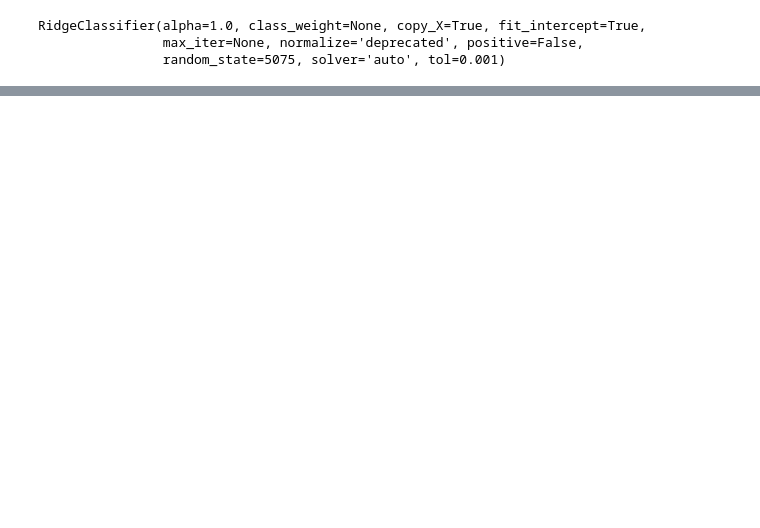
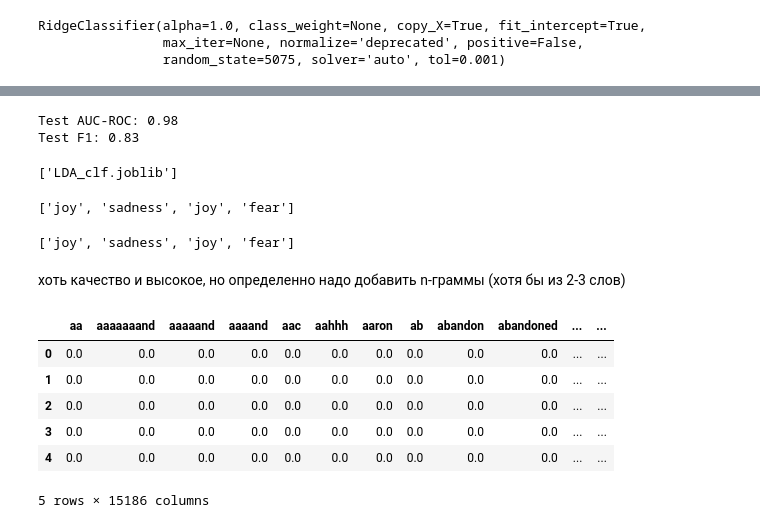
Before and after one commit to AnnettVsemPrivet/projects, a Jupyter notebook: emotion_classification/emotion_classification.ipynb, the cells around one changed output, grey strips where cells are left out. Drawn from its saved outputs; the diff is of its cells as text; code cells hidden in the pictures; blank space fills up the shorter version.

```diff
--- a/emotion_classification/emotion_classification.ipynb
+++ b/emotion_classification/emotion_classification.ipynb
@@ -177,0 +236,48 @@ plot_model(best, plot = 'confusion_matrix')
+# %%
+model = LinearDiscriminantAnalysis()
+model.fit(X_train_pca, df_train.label)
+
+print('Test AUC-ROC: %.2f\nTest F1: %.2f' %
+      (roc_auc_score(y_true=df_test.label, y_score=model.predict_proba(X_test_pca), multi_class='ovo', average='macro'),
+       f1_score(y_true=df_test.label, y_pred=model.predict(X_test_pca), average='macro')
+      ))
+# %% [output]
+Test AUC-ROC: 0.98
+Test F1: 0.83
+# %%
+dump(model, 'models/LDA_clf.joblib')
+# %% [output]
+['LDA_clf.joblib']
+# %%
+[emotions_dict[x] for x in model.predict(tsvd.transform(vect.transform(
+            np.array(['i feel quite optimistic about it',
+                      'i am hurt and lost',
+                      'what if everyone would be better without me',
+                     'im afraid of the future'])
+             )))]
+# %% [output]
+['joy', 'sadness', 'joy', 'fear']
+# %%
+clf = load('models/LDA_clf.joblib')
+
+[emotions_dict[x] for x in clf.predict(tsvd.transform(vect.transform(
+            np.array(['i feel quite optimistic about it',
+                      'i am hurt and lost',
+                      'what if everyone would be better without me',
+                     'im afraid of the future'])
+             )))]
+# %% [output]
+['joy', 'sadness', 'joy', 'fear']
+# %% [markdown]
+хоть качество и высокое, но определенно надо добавить n-граммы (хотя бы из 2-3 слов)
+# %%
+pd.DataFrame(X_train.toarray(),
+                 columns=vect.get_feature_names()).head()
+# %% [output]
+|  | aa | aaaaaaand | aaaaand | aaaand | aac | aahhh | aaron | ab | abandon | abandoned | ... | ... |
+| 0 | 0.0 | 0.0 | 0.0 | 0.0 | 0.0 | 0.0 | 0.0 | 0.0 | 0.0 | 0.0 | ... | ... |
+| 1 | 0.0 | 0.0 | 0.0 | 0.0 | 0.0 | 0.0 | 0.0 | 0.0 | 0.0 | 0.0 | ... | ... |
+| 2 | 0.0 | 0.0 | 0.0 | 0.0 | 0.0 | 0.0 | 0.0 | 0.0 | 0.0 | 0.0 | ... | ... |
+| 3 | 0.0 | 0.0 | 0.0 | 0.0 | 0.0 | 0.0 | 0.0 | 0.0 | 0.0 | 0.0 | ... | ... |
+| 4 | 0.0 | 0.0 | 0.0 | 0.0 | 0.0 | 0.0 | 0.0 | 0.0 | 0.0 | 0.0 | ... | ... |
+5 rows × 15186 columns
```
Also changed, not shown: parts of 39 cells of this notebook, 6 other files.
